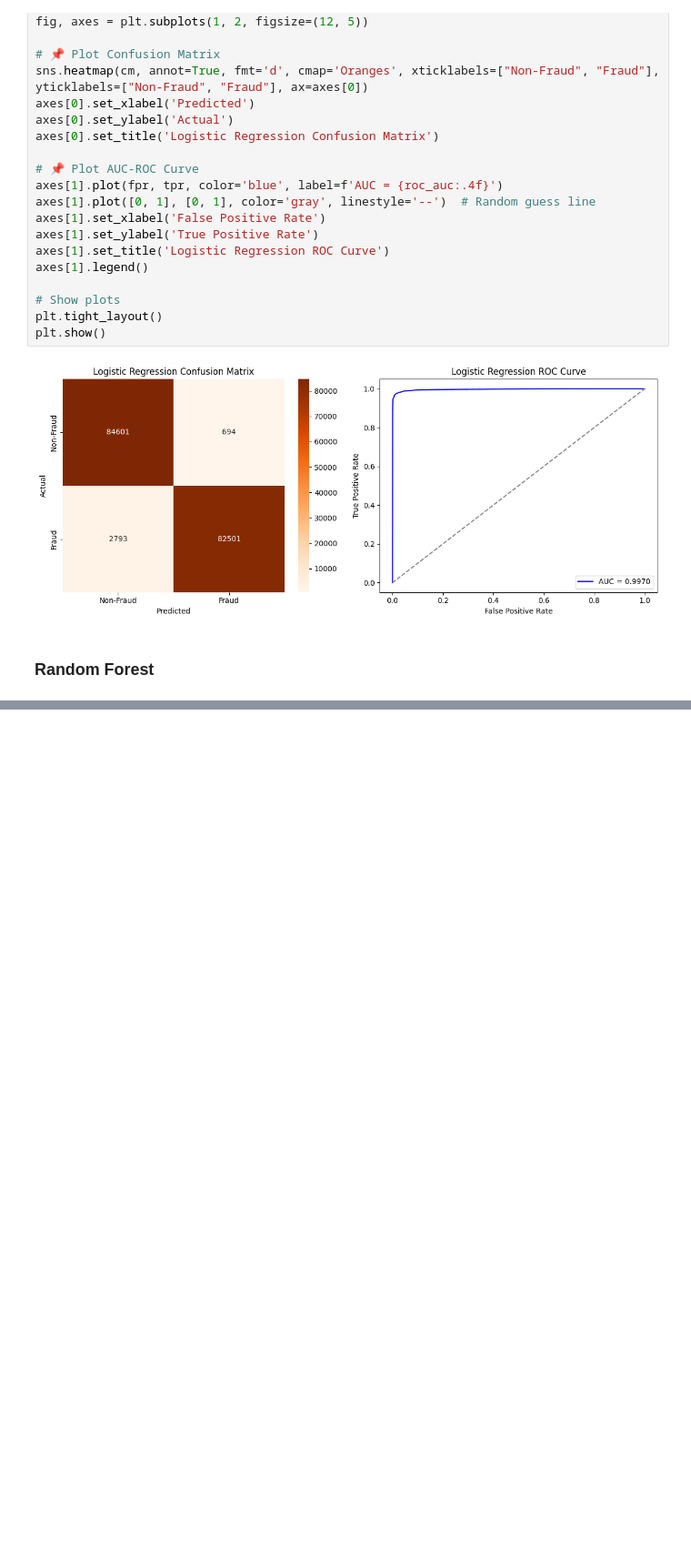
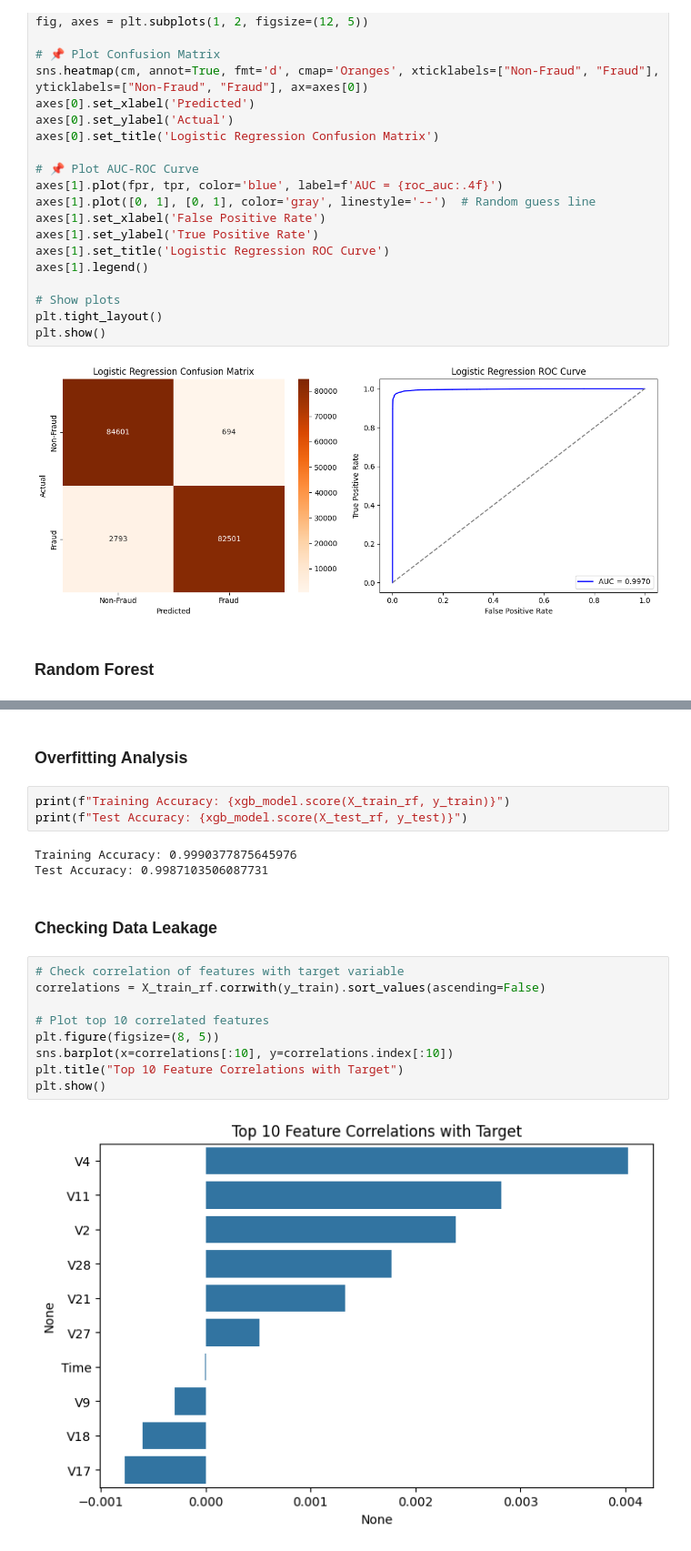
Before and after one commit to bonareri/AI-Powered-Fraud-Detection-System, a Jupyter notebook: fraud_detection.ipynb, the cells around one changed output, grey strips where cells are left out. Shown at 91% size. Drawn from its saved outputs; the diff is of its cells as text; blank space fills up the shorter version.

```diff
--- a/fraud_detection.ipynb
+++ b/fraud_detection.ipynb
@@ -698,0 +826,21 @@ plt.show()
+# %% [markdown]
+### Overfitting Analysis
+# %%
+print(f"Training Accuracy: {xgb_model.score(X_train_rf, y_train)}")
+print(f"Test Accuracy: {xgb_model.score(X_test_rf, y_test)}")
+# %% [output]
+Training Accuracy: 0.9990377875645976
+Test Accuracy: 0.9987103506087731
+# %% [markdown]
+### Checking Data Leakage
+# %%
+# Check correlation of features with target variable
+correlations = X_train_rf.corrwith(y_train).sort_values(ascending=False)
+
+# Plot top 10 correlated features
+plt.figure(figsize=(8, 5))
+sns.barplot(x=correlations[:10], y=correlations.index[:10])
+plt.title("Top 10 Feature Correlations with Target")
+plt.show()
+# %% [output]
+[figure, added]
```
Also changed, not shown: parts of 21 cells of this notebook.
